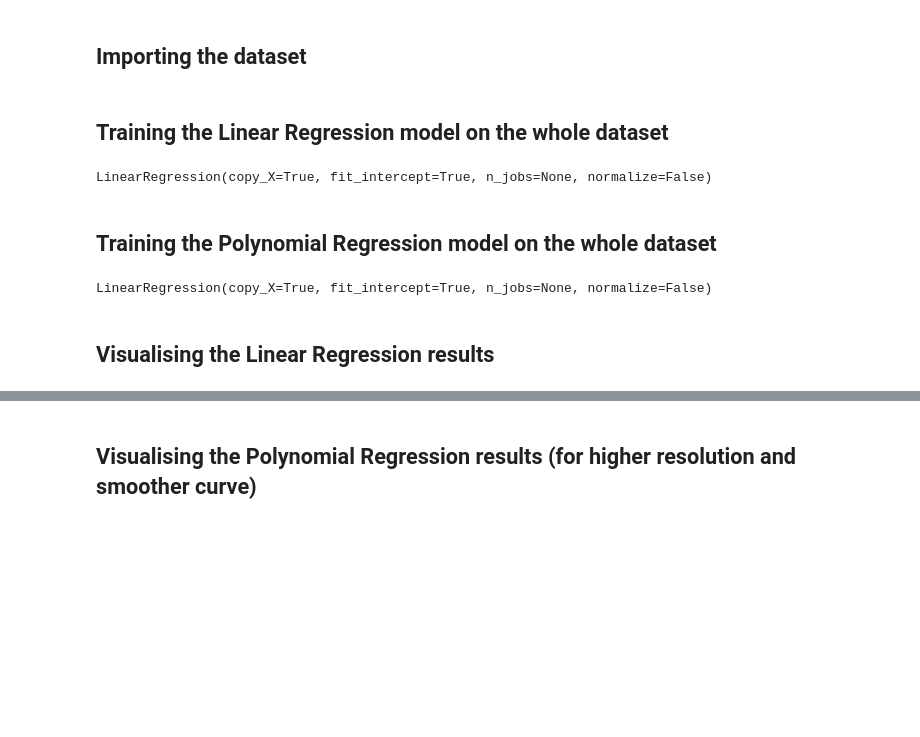
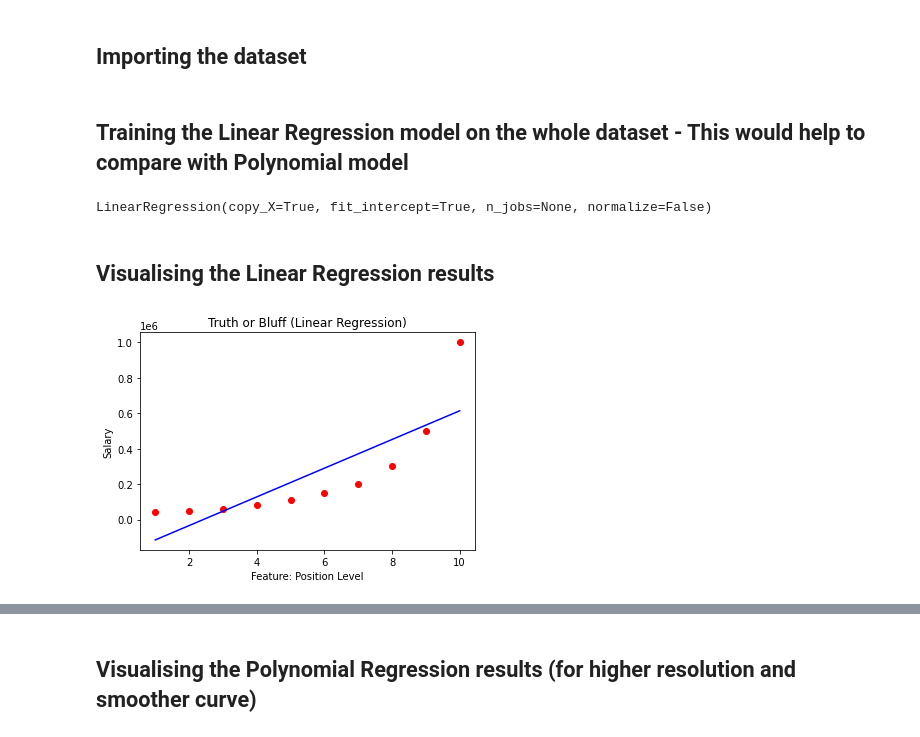
Before and after one commit to jugalpanchal/ml-alien, a Jupyter notebook: regression/polynomial.ipynb, the cells around one changed output, grey strips where cells are left out. Saved outputs shown, nothing was run; the diff lists cells and outputs as text; code cells hidden in the pictures; blank space fills up the shorter version.

```diff
--- a/regression/polynomial.ipynb
+++ b/regression/polynomial.ipynb
@@ -16,6 +17,6 @@ X = dataset.iloc[:, 1:-1].values
 y = dataset.iloc[:, -1].values
 # %% [markdown]
-## Training the Linear Regression model on the whole dataset
+## Training the Linear Regression model on the whole dataset - This would help to compare with Polynomial model
 # %%
 from sklearn.linear_model import LinearRegression
 lin_reg = LinearRegression()
@@ -23,14 +24,13 @@ lin_reg.fit(X, y)
 # %% [output]
 LinearRegression(copy_X=True, fit_intercept=True, n_jobs=None, normalize=False)
-# %% [markdown]
-## Training the Polynomial Regression model on the whole dataset
-# %%
-from sklearn.preprocessing import PolynomialFeatures
-poly_reg = PolynomialFeatures(degree = 4)
-X_poly = poly_reg.fit_transform(X)
-lin_reg_2 = LinearRegression()
-lin_reg_2.fit(X_poly, y)
-# %% [output]
-LinearRegression(copy_X=True, fit_intercept=True, n_jobs=None, normalize=False)
 # %% [markdown]
 ## Visualising the Linear Regression results
+# %%
+plt.scatter(X, y, color = 'red') # plot the points
+plt.plot(X, lin_reg.predict(X), color = 'blue') # plot regression line through prediction
+plt.title('Truth or Bluff (Linear Regression)')
+plt.xlabel('Feature: Position Level')
+plt.ylabel('Salary')
+plt.show() # but the result is not accurate so it would be better to go with Polynomial regression
+# %% [output]
+[figure, added]
```
Also changed, not shown: parts of 15 cells of this notebook.
